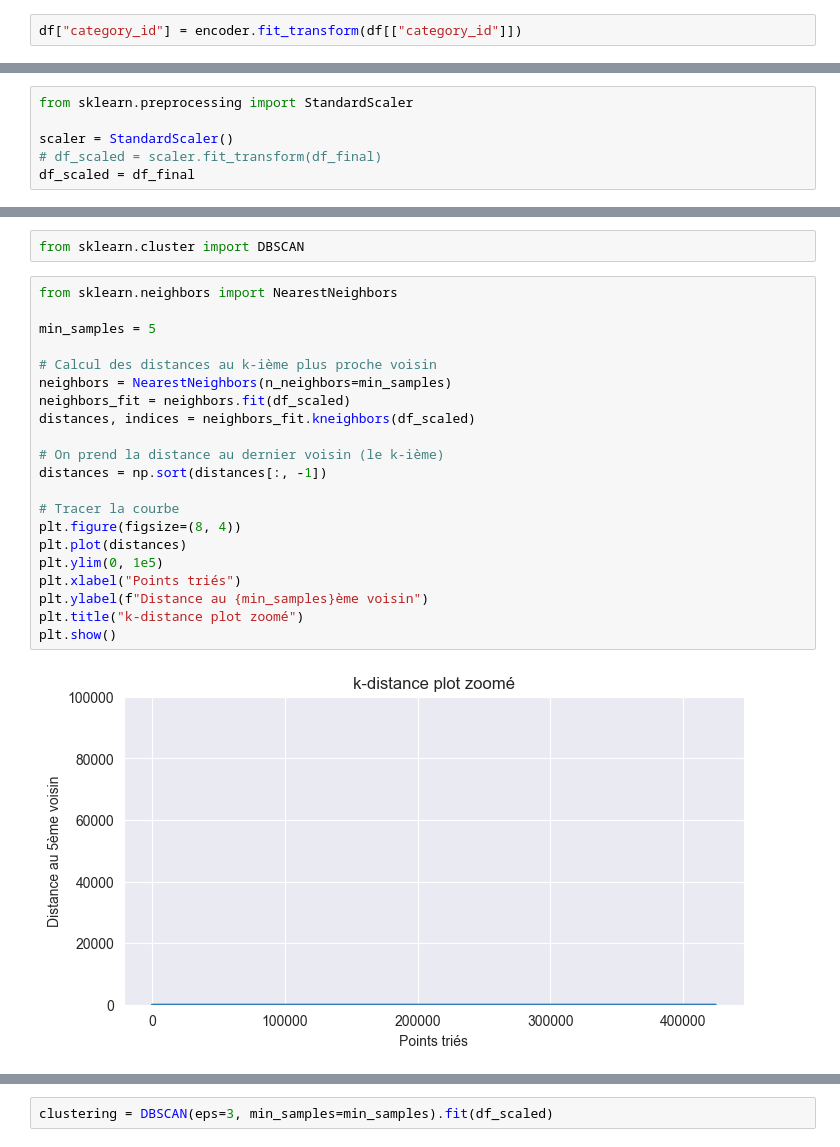
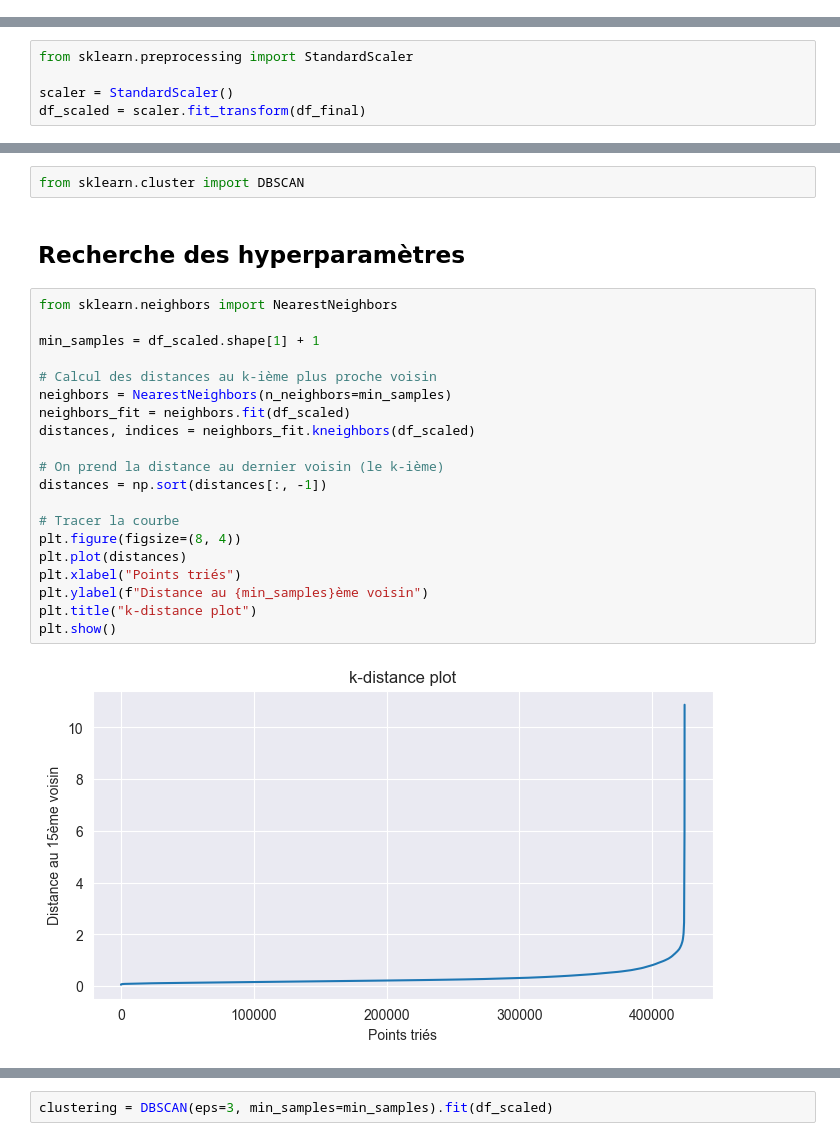
Before and after one commit to nicolas-vdn/amazing-mspr, a Jupyter notebook: data.ipynb, the cells around one changed output, grey strips where cells are left out. Saved outputs shown, nothing was run; the diff lists cells and outputs as text.

```diff
--- a/data.ipynb
+++ b/data.ipynb
@@ -180,8 +177,6 @@ import numpy as np
 df = pd.get_dummies(df, columns=["event_type"])
 # %%
 encoder = OneHotEncoder(sparse_output=False)
-# %%
-df["category_id"] = encoder.fit_transform(df[["category_id"]])
 # %%
 # Encoder chaque cycle en cos/sin
 df['day_of_year'] = df['event_time'].dt.dayofyear
@@ -238,6 +233,5 @@ df_final = df.drop(['product_id', 'category_id', 'category_code', 'brand', 'user
 from sklearn.preprocessing import StandardScaler
 
 scaler = StandardScaler()
-# df_scaled = scaler.fit_transform(df_final)
-df_scaled = df_final
+df_scaled = scaler.fit_transform(df_final)
 # %%
@@ -260,26 +254,27 @@ array([[ 0.22233866, -0.0090807 , -0.44375857, ...,  1.70304121,
 # Modèle
 # %%
 from sklearn.cluster import DBSCAN
+# %% [markdown]
+## Recherche des hyperparamètres
 # %%
 from sklearn.neighbors import NearestNeighbors
 
-min_samples = 5
+min_samples = df_scaled.shape[1] + 1
 
 # Calcul des distances au k-ième plus proche voisin
 neighbors = NearestNeighbors(n_neighbors=min_samples)
 neighbors_fit = neighbors.fit(df_scaled)
 distances, indices = neighbors_fit.kneighbors(df_scaled)
 
 # On prend la distance au dernier voisin (le k-ième)
 distances = np.sort(distances[:, -1])
 
 # Tracer la courbe
 plt.figure(figsize=(8, 4))
 plt.plot(distances)
-plt.ylim(0, 1e5)
 plt.xlabel("Points triés")
 plt.ylabel(f"Distance au {min_samples}ème voisin")
-plt.title("k-distance plot zoomé")
+plt.title("k-distance plot")
 plt.show()
 # %% [output]
-[figure, old version]
+[figure, new version]
```
Also changed, not shown: parts of 11 cells of this notebook.
